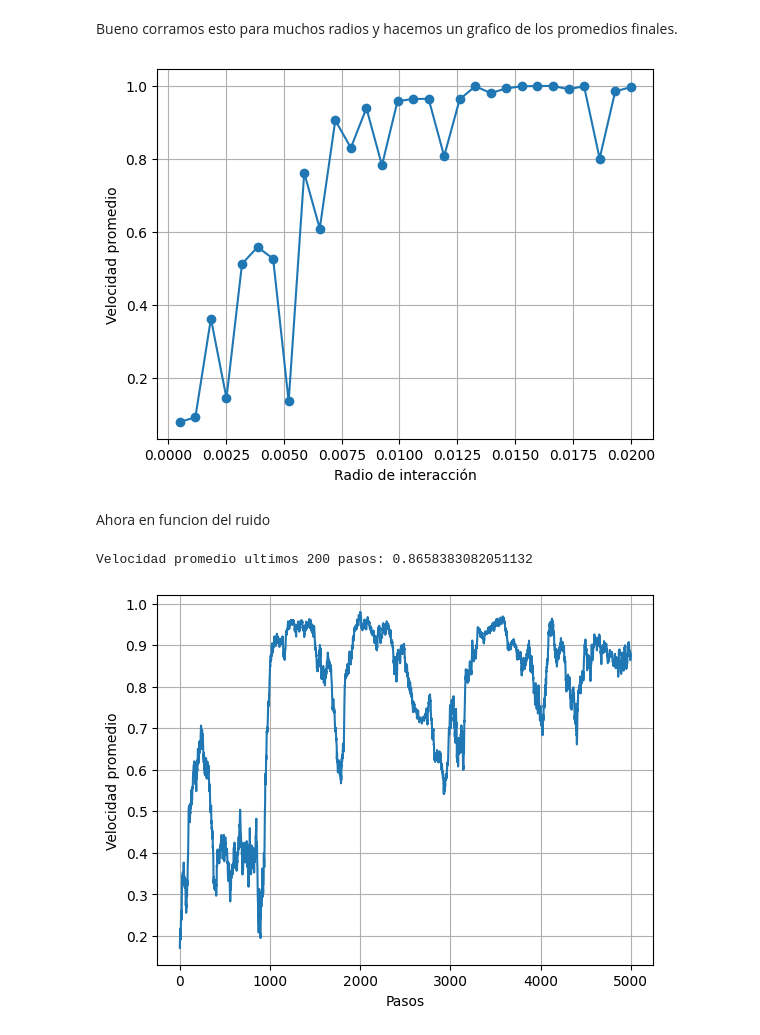
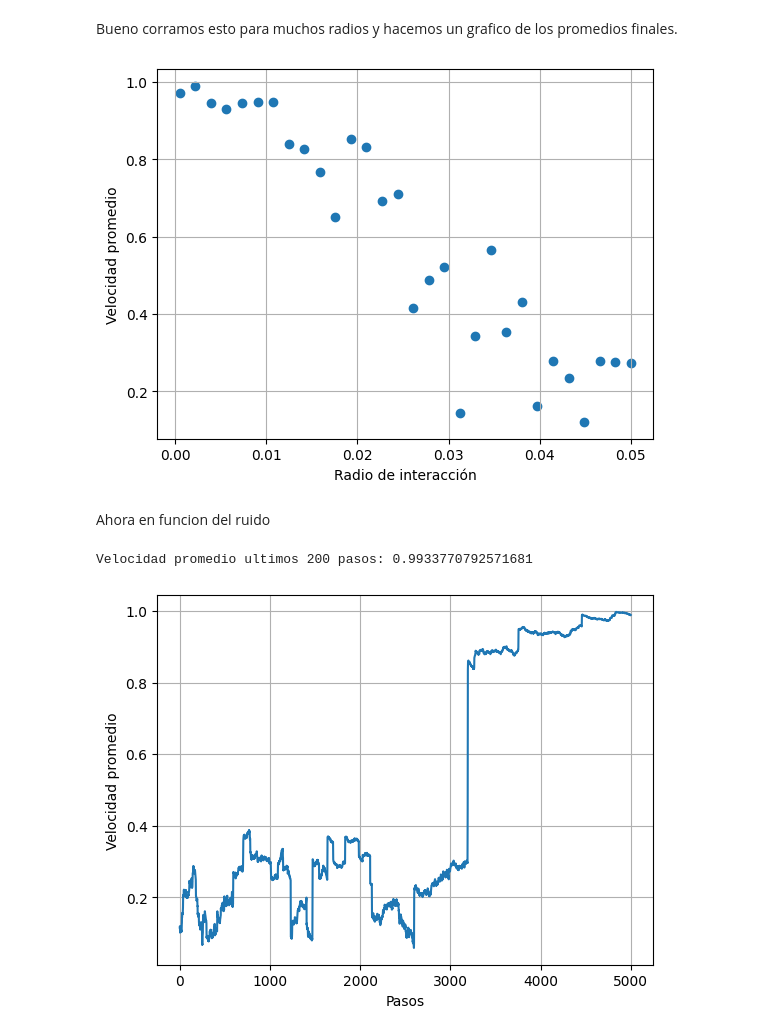
Before and after one commit to lautarogiordano/practicas-complejidad, a Jupyter notebook: p2-aves/aves.ipynb, the cells around one changed output. Drawn from its saved outputs; the diff is of its cells as text; code cells hidden in the pictures.

```diff
--- a/p2-aves/aves.ipynb
+++ b/p2-aves/aves.ipynb
@@ -136,7 +136,7 @@ class flock:
 
         # Save animation as a gif if required
         if save_as_gif:
-            anim.save('flock_animation.gif', writer='imagemagick', fps=20)
+            anim.save('flock_animation.gif', writer='imagemagick', fps=30)
 
         plt.show()
 # %% [markdown]
@@ -183,23 +187,23 @@ for r in radios:
     aves.run(5000)
     velocidades_promedio.append(np.mean(aves.average_velocity[-50:]))
 # %%
-plt.plot(radios, velocidades_promedio, marker='o')
+plt.scatter(radios, velocidades_promedio)
 plt.xlabel('Radio de interacción')
 plt.ylabel('Velocidad promedio')
 plt.grid()
 # %% [output]
-[figure, old version]
+[figure, new version]
 # %% [markdown]
 Ahora en funcion del ruido
 # %%
-aves = flock(100, radius=.05, velocity=.0025, noise_level=0.1)
+aves = flock(100, radius=.05, velocity=.04, noise_level=0.02)
 aves.run(5000)
 print(f"Velocidad promedio ultimos 200 pasos: {np.mean(aves.average_velocity[-200:])}")
 plt.plot(aves.average_velocity)
 plt.xlabel('Pasos')
 plt.ylabel('Velocidad promedio')
 plt.grid()
 # %% [output]
-Velocidad promedio ultimos 200 pasos: 0.8658383082051132
+Velocidad promedio ultimos 200 pasos: 0.9933770792571681
-[figure, old version]
+[figure, new version]
 # %%
```
Also changed, not shown: parts of 8 cells of this notebook.
